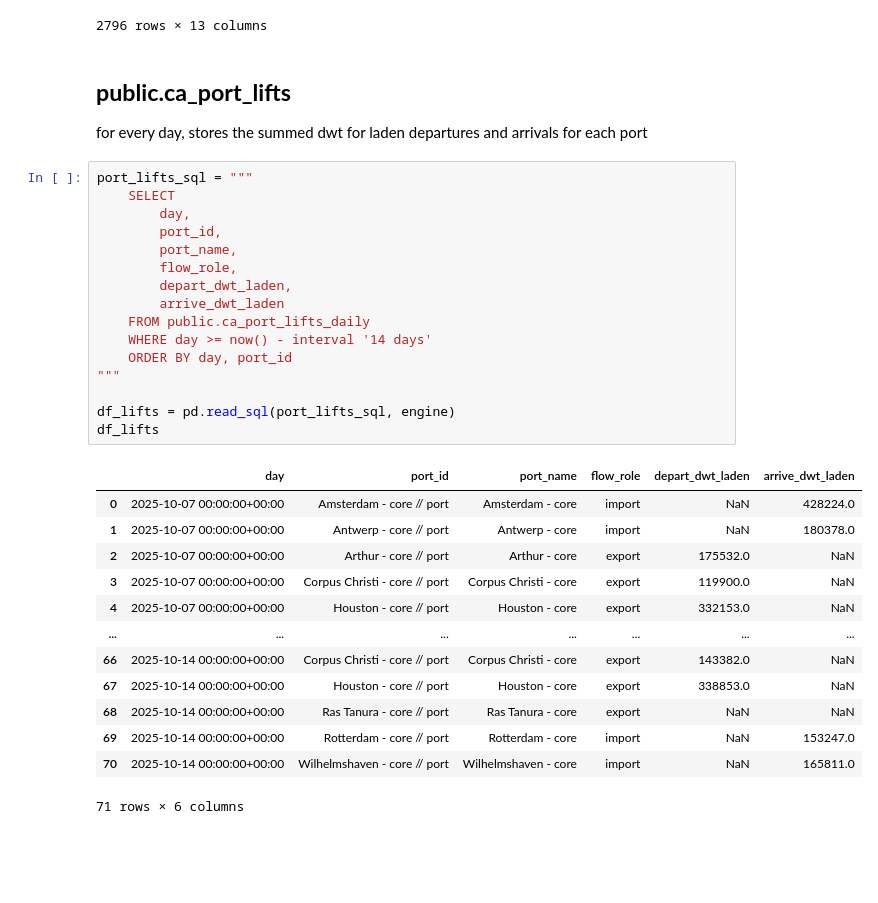
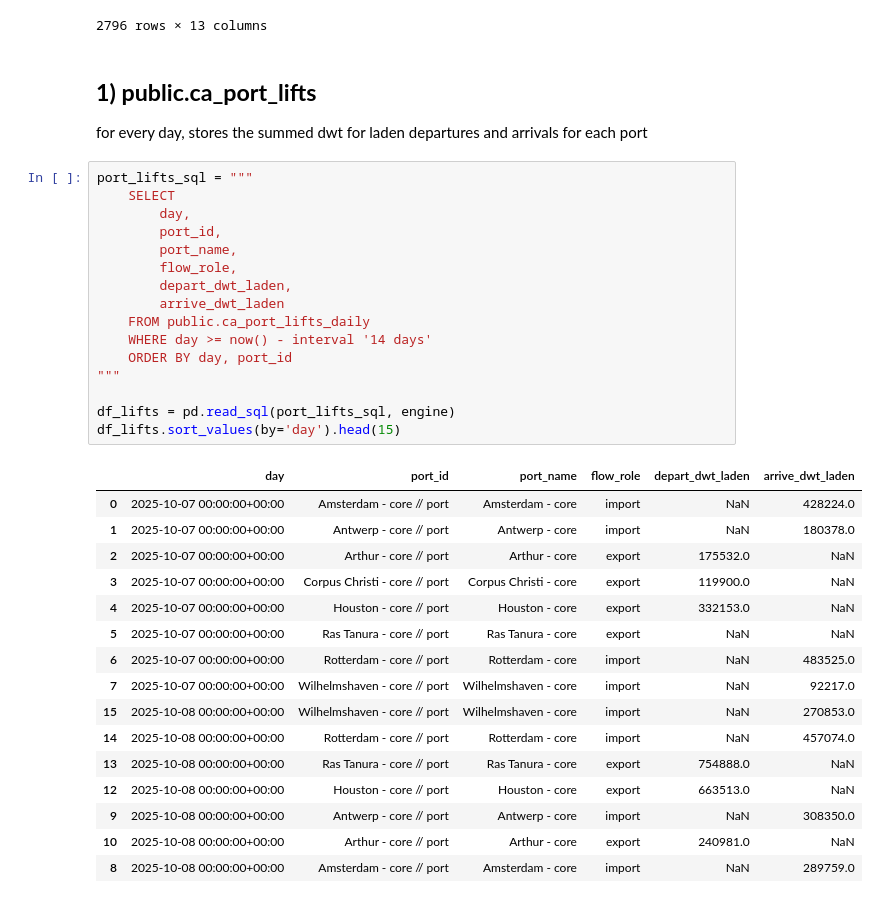
Before and after one commit to amitchell-thomson/ais-tracker, a Jupyter notebook: modeling/notebooks/testing.ipynb, the cells around one changed output. Drawn from its saved outputs; the diff is of its cells as text; blank space fills up the shorter version.

```diff
--- a/modeling/notebooks/testing.ipynb
+++ b/modeling/notebooks/testing.ipynb
@@ -82,35 +81,38 @@ df_dwells[df_dwells.is_open == False]
 | 3906 | mtid:118764 | Amsterdam - approach // port | approach | 2025-10-07 17:27:39.968337+00:00 | 2025-10-14 14:16:27.116028+00:00 | 593327.0 | False | 2 | 52.528999 | 4.227334 | ... |
 2796 rows × 13 columns
 # %% [markdown]
-## **public.ca_port_lifts**
+## **1) public.ca_port_lifts**
 for every day, stores the summed dwt for laden departures and arrivals for each port
 # %%
 port_lifts_sql = """
     SELECT
         day,
         port_id,
         port_name,
         flow_role,
         depart_dwt_laden,
         arrive_dwt_laden
     FROM public.ca_port_lifts_daily
     WHERE day >= now() - interval '14 days'
     ORDER BY day, port_id
 """
 
 df_lifts = pd.read_sql(port_lifts_sql, engine)
-df_lifts
+df_lifts.sort_values(by='day').head(15)
 # %% [output]
 |  | day | port_id | port_name | flow_role | depart_dwt_laden | arrive_dwt_laden |
 | 0 | 2025-10-07 00:00:00+00:00 | Amsterdam - core // port | Amsterdam - core | import | NaN | 428224.0 |
 | 1 | 2025-10-07 00:00:00+00:00 | Antwerp - core // port | Antwerp - core | import | NaN | 180378.0 |
 | 2 | 2025-10-07 00:00:00+00:00 | Arthur - core // port | Arthur - core | export | 175532.0 | NaN |
 | 3 | 2025-10-07 00:00:00+00:00 | Corpus Christi - core // port | Corpus Christi - core | export | 119900.0 | NaN |
 | 4 | 2025-10-07 00:00:00+00:00 | Houston - core // port | Houston - core | export | 332153.0 | NaN |
-| ... | ... | ... | ... | ... | ... | ... |
-| 66 | 2025-10-14 00:00:00+00:00 | Corpus Christi - core // port | Corpus Christi - core | export | 143382.0 | NaN |
-| 67 | 2025-10-14 00:00:00+00:00 | Houston - core // port | Houston - core | export | 338853.0 | NaN |
-| 68 | 2025-10-14 00:00:00+00:00 | Ras Tanura - core // port | Ras Tanura - core | export | NaN | NaN |
-| 69 | 2025-10-14 00:00:00+00:00 | Rotterdam - core // port | Rotterdam - core | import | NaN | 153247.0 |
-| 70 | 2025-10-14 00:00:00+00:00 | Wilhelmshaven - core // port | Wilhelmshaven - core | import | NaN | 165811.0 |
+| 5 | 2025-10-07 00:00:00+00:00 | Ras Tanura - core // port | Ras Tanura - core | export | NaN | NaN |
+| 6 | 2025-10-07 00:00:00+00:00 | Rotterdam - core // port | Rotterdam - core | import | NaN | 483525.0 |
+| 7 | 2025-10-07 00:00:00+00:00 | Wilhelmshaven - core // port | Wilhelmshaven - core | import | NaN | 92217.0 |
+| 15 | 2025-10-08 00:00:00+00:00 | Wilhelmshaven - core // port | Wilhelmshaven - core | import | NaN | 270853.0 |
+| 14 | 2025-10-08 00:00:00+00:00 | Rotterdam - core // port | Rotterdam - core | import | NaN | 457074.0 |
+| 13 | 2025-10-08 00:00:00+00:00 | Ras Tanura - core // port | Ras Tanura - core | export | 754888.0 | NaN |
+| 12 | 2025-10-08 00:00:00+00:00 | Houston - core // port | Houston - core | export | 663513.0 | NaN |
+| 9 | 2025-10-08 00:00:00+00:00 | Antwerp - core // port | Antwerp - core | import | NaN | 308350.0 |
+| 10 | 2025-10-08 00:00:00+00:00 | Arthur - core // port | Arthur - core | export | 240981.0 | NaN |
+| 8 | 2025-10-08 00:00:00+00:00 | Amsterdam - core // port | Amsterdam - core | import | NaN | 289759.0 |
-71 rows × 6 columns
```
Also changed, not shown: parts of 17 cells of this notebook, 6 other files.
